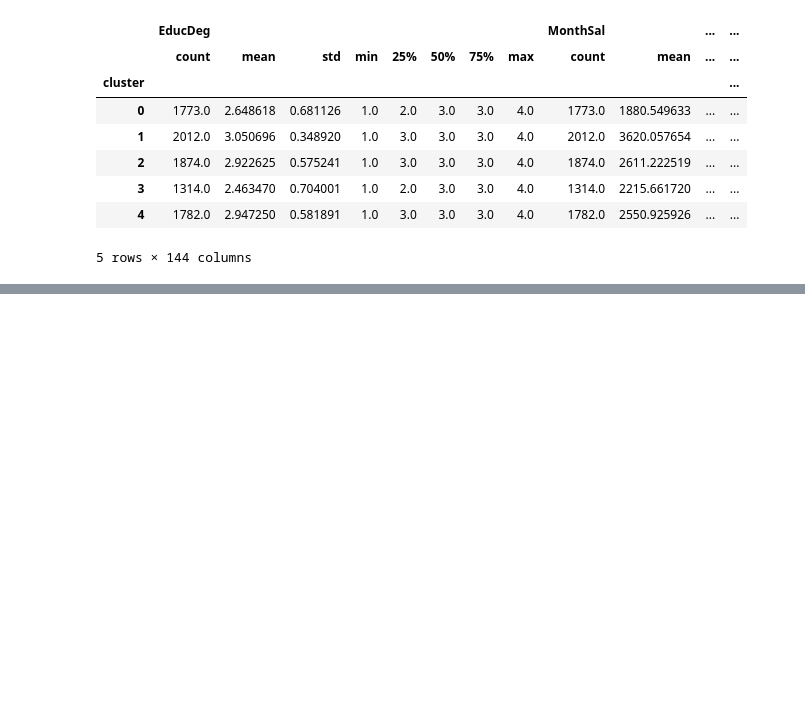
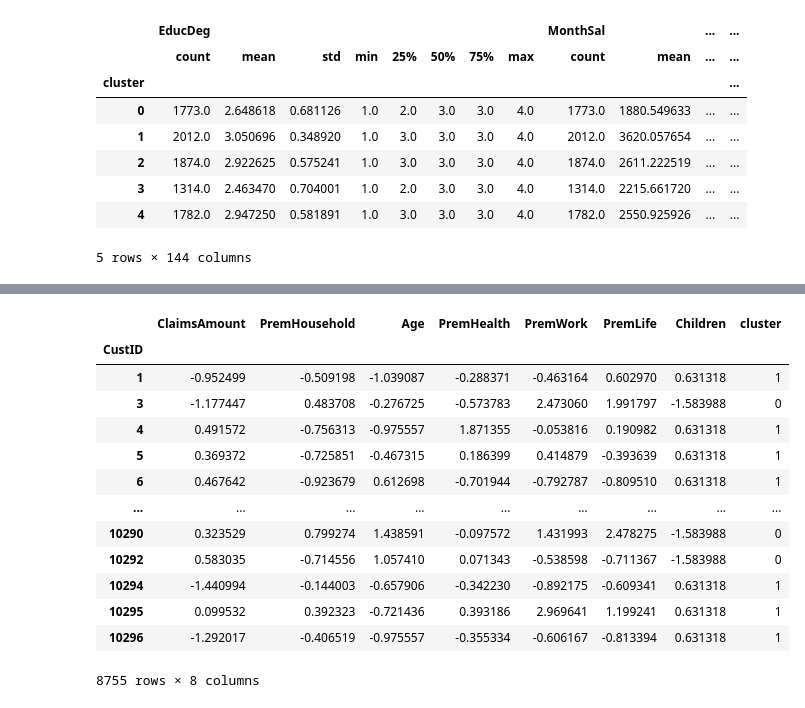
Before and after one commit to NassarX/insurance-customers-segmentation, a Jupyter notebook: a2z_insurance.ipynb, the cells around one changed output, grey strips where cells are left out. Cells and saved outputs as stored; diff of their text form; code cells hidden in the pictures; blank space fills up the shorter version.

```diff
--- a/a2z_insurance.ipynb
+++ b/a2z_insurance.ipynb
@@ -1654,0 +1691,23 @@ clusters_df.groupby('cluster').describe()
+# %%
+n_clus = best_params['n_clusters']
+h_clust_model = AgglomerativeClustering(n_clusters=n_clus, linkage=best_params['linkage'], affinity=best_params['affinity'])
+h_clust_labels = h_clust_model.fit_predict(a2z_scaled_df)
+h_clust_labels_df = pd.DataFrame({'cluster': h_clust_labels}).set_index(a2z_scaled_df.index)
+# %%
+a2z_df_h_clust= pd.concat([a2z_scaled_df, h_clust_labels_df], axis=1)
+a2z_df_h_clust
+# %% [output]
+|  | ClaimsAmount | PremHousehold | Age | PremHealth | PremWork | PremLife | Children | cluster |
+| CustID |  |  |  |  |  |  |  |  |
+| 1 | -0.952499 | -0.509198 | -1.039087 | -0.288371 | -0.463164 | 0.602970 | 0.631318 | 1 |
+| 3 | -1.177447 | 0.483708 | -0.276725 | -0.573783 | 2.473060 | 1.991797 | -1.583988 | 0 |
+| 4 | 0.491572 | -0.756313 | -0.975557 | 1.871355 | -0.053816 | 0.190982 | 0.631318 | 1 |
+| 5 | 0.369372 | -0.725851 | -0.467315 | 0.186399 | 0.414879 | -0.393639 | 0.631318 | 1 |
+| 6 | 0.467642 | -0.923679 | 0.612698 | -0.701944 | -0.792787 | -0.809510 | 0.631318 | 1 |
+| ... | ... | ... | ... | ... | ... | ... | ... | ... |
+| 10290 | 0.323529 | 0.799274 | 1.438591 | -0.097572 | 1.431993 | 2.478275 | -1.583988 | 0 |
+| 10292 | 0.583035 | -0.714556 | 1.057410 | 0.071343 | -0.538598 | -0.711367 | -1.583988 | 0 |
+| 10294 | -1.440994 | -0.144003 | -0.657906 | -0.342230 | -0.892175 | -0.609341 | 0.631318 | 1 |
+| 10295 | 0.099532 | 0.392323 | -0.721436 | 0.393186 | 2.969641 | 1.199241 | 0.631318 | 1 |
+| 10296 | -1.292017 | -0.406519 | -0.975557 | -0.355334 | -0.606167 | -0.813394 | 0.631318 | 1 |
+8755 rows × 8 columns
```
Also changed, not shown: parts of 16 cells of this notebook, 2 other files.
